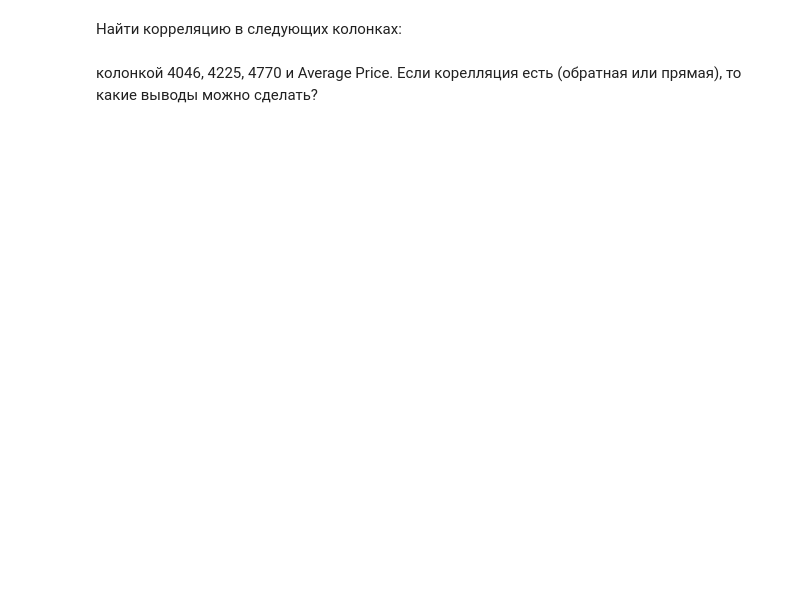
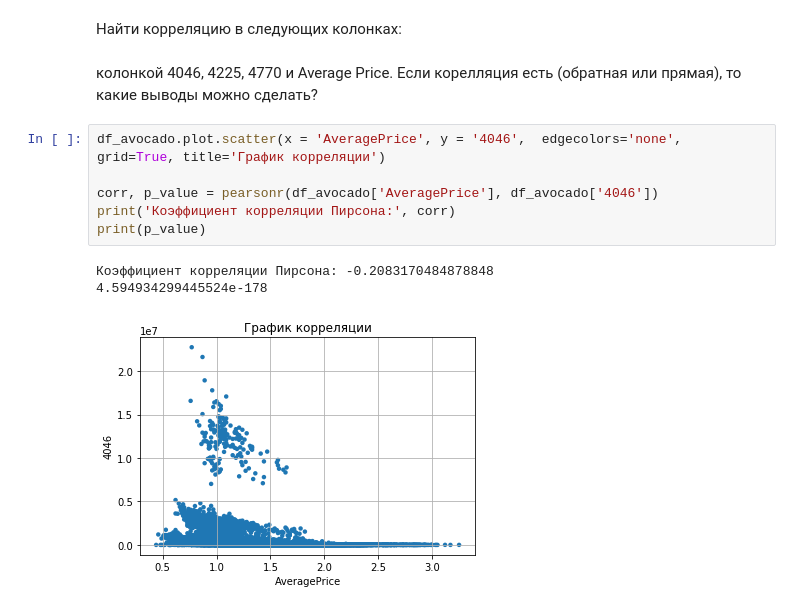
Before and after one commit to DmitryTrufanov/pyda-10-hw-18, a Jupyter notebook: homework-3.ipynb, the cells around one changed output. Saved outputs shown, nothing was run; the diff lists cells and outputs as text; blank space fills up the shorter version.

```diff
--- a/homework-3.ipynb
+++ b/homework-3.ipynb
@@ -218,3 +249,13 @@ df[:3]
 Найти корреляцию в следующих колонках:
 # %% [markdown]
 колонкой 4046, 4225, 4770 и Average Price. Если корелляция есть (обратная или прямая), то какие выводы можно сделать?
+# %%
+df_avocado.plot.scatter(x = 'AveragePrice', y = '4046',  edgecolors='none', grid=True, title='График корреляции')
+
+corr, p_value = pearsonr(df_avocado['AveragePrice'], df_avocado['4046'])
+print('Коэффициент корреляции Пирсона:', corr)
+print(p_value)
+# %% [output]
+Коэффициент корреляции Пирсона: -0.2083170484878848
+4.594934299445524e-178
+[figure, added]
```
Also changed, not shown: parts of 12 cells of this notebook.
